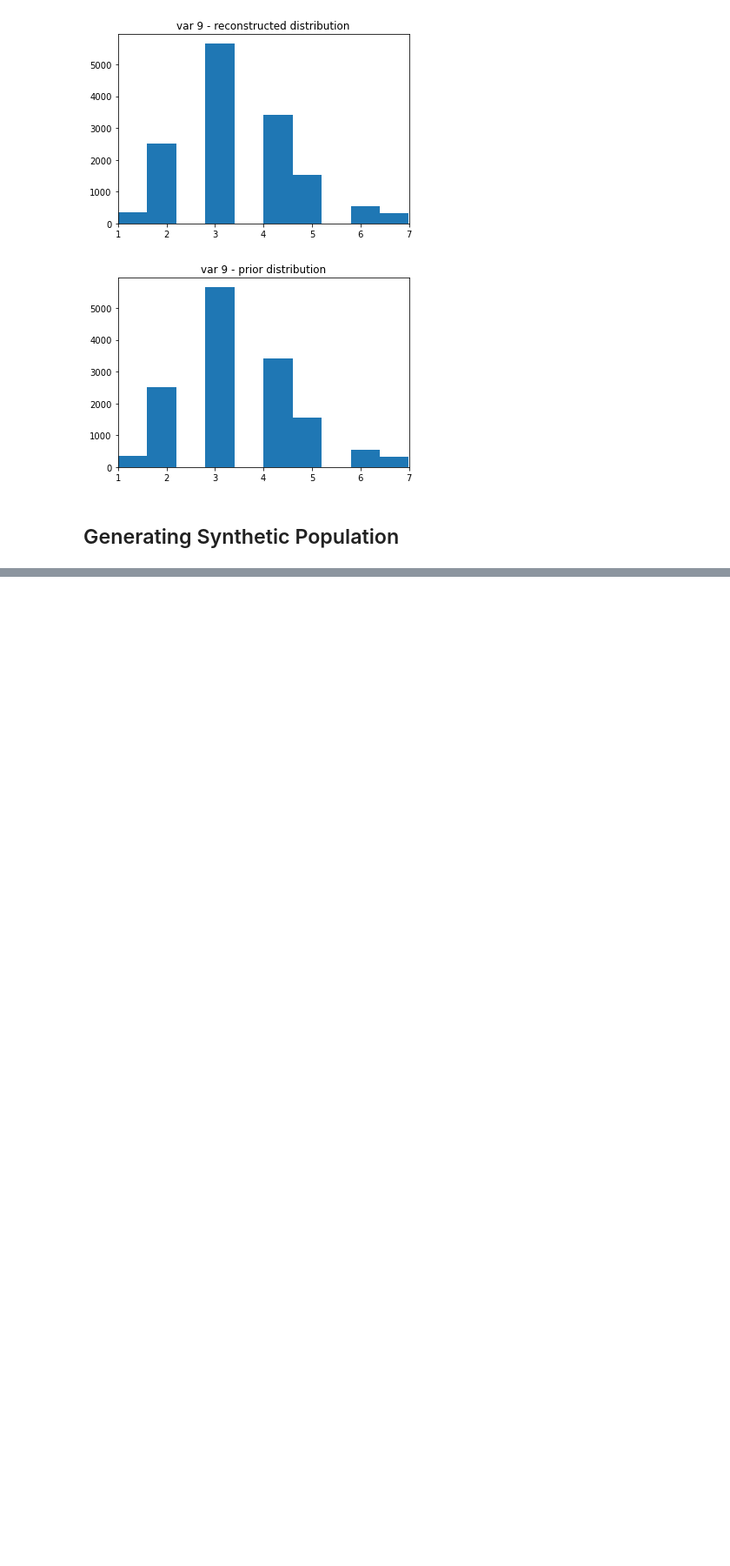
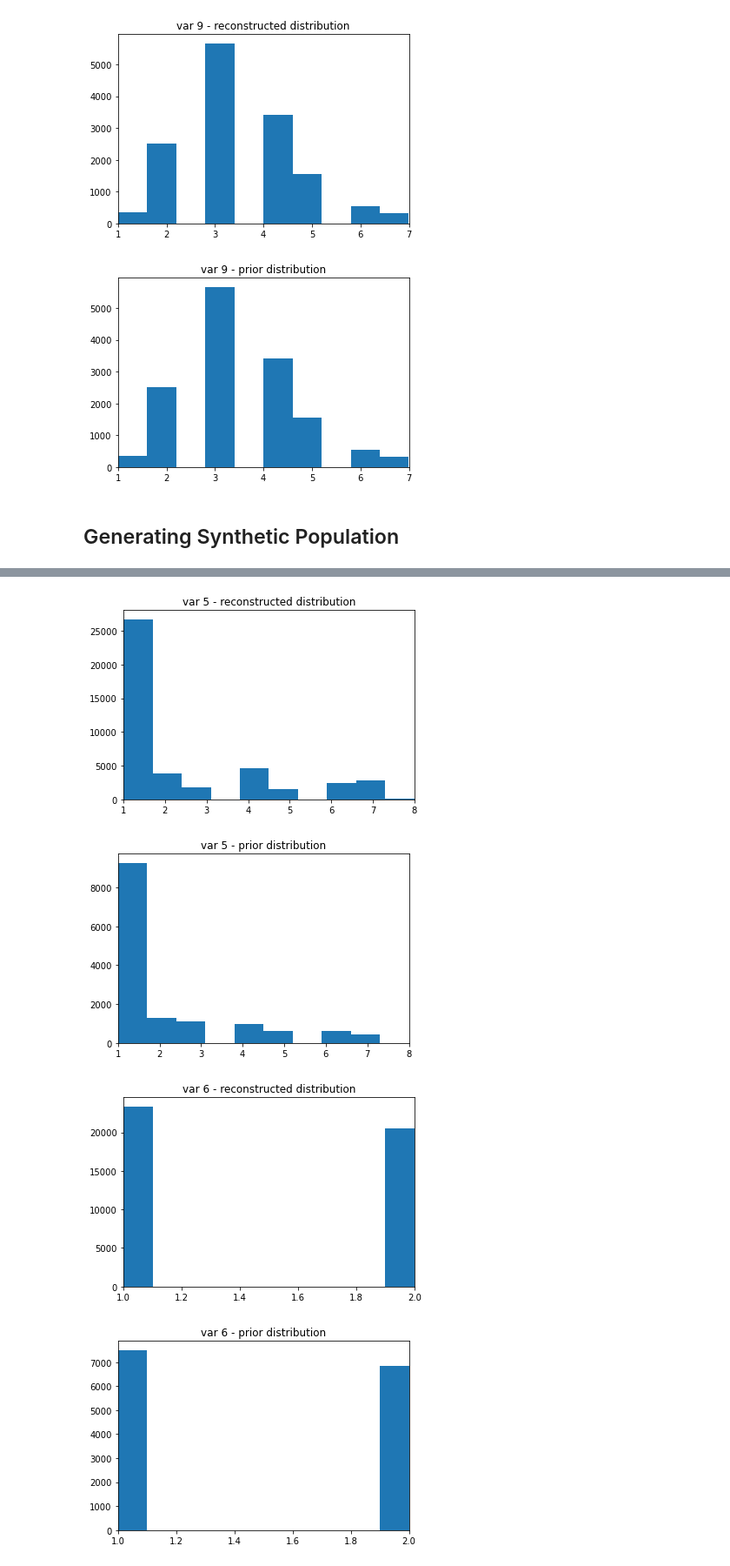
Before and after one commit to zackAemmer/generative_synthesis, a Jupyter notebook: households_model.ipynb, the cells around one changed output, grey strips where cells are left out. Shown: that part at 87% size. Cells and saved outputs as stored; diff of their text form; code cells hidden in the pictures; blank space fills up the shorter version.

```diff
--- a/households_model.ipynb
+++ b/households_model.ipynb
@@ -85,6 +87,7 @@ model_data[:,MANIFEST_DIM:] = scaler_hh.fit_transform(model_data[:,MANIFEST_DIM:
 print(f"Dataset n={len(model_data)} pre-numerical-outliers")
 outlier_row_indices = np.where(np.any(model_data[:,:CAT_IDX] > 3, axis=1))
 model_data = np.delete(model_data, (outlier_row_indices), axis=0)
+model_data_df = model_data_df.drop(model_data_df.index[outlier_row_indices])
 print(f"Dataset n={len(model_data)} post-numerical-outliers")
 
 # Separate into train/test data
@@ -451,0 +536,20 @@ for col_idx in range(CAT_IDX, VAR_DIM):
+# %%
+# Show distributions of the resulting categorical variables
+for col_idx in range(CAT_IDX, VAR_DIM):
+    results_data_plt = results_df.iloc[:,col_idx]
+    test_data_plt = test_data_df.iloc[:,col_idx]
+
+    plt.hist(results_data_plt)
+    plt.xlim(min(test_data_plt),max(test_data_plt))
+    plt.title(f"var {col_idx} - reconstructed distribution")
+    plt.show()
+
+    plt.hist(test_data_plt)
+    plt.xlim(min(test_data_plt),max(test_data_plt))
+    plt.title(f"var {col_idx} - prior distribution")
+    plt.show()
+# %% [output]
+[figure, added]
+[figure, added]
+[figure, added]
+[figure, added]
```
Also changed, not shown: parts of 13 cells of this notebook.
